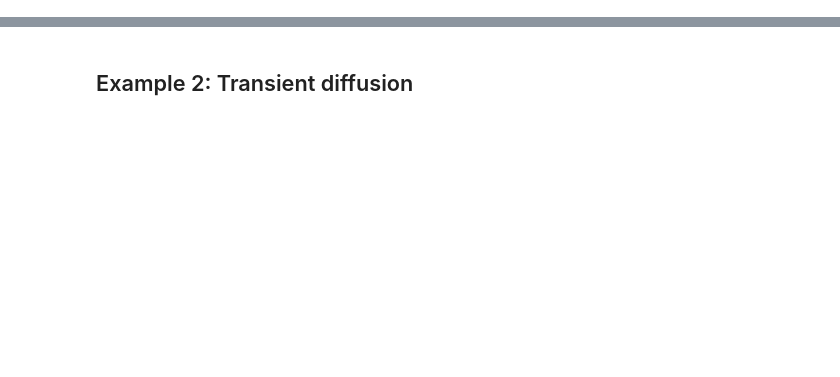
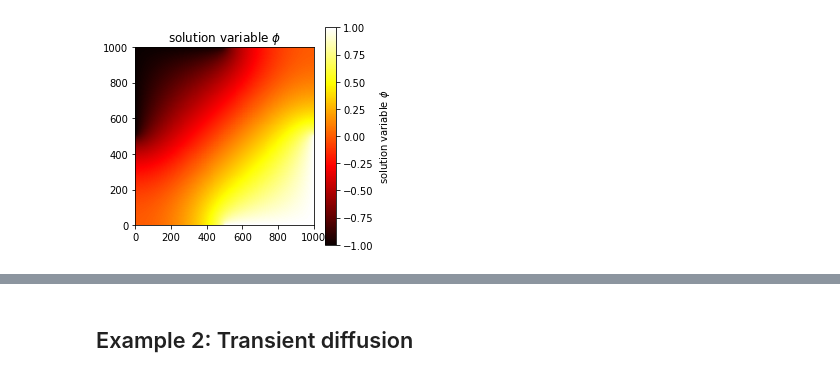
Before and after one commit to shwina/pyamgx, a Jupyter notebook: examples/FiPy/diffusion.ipynb, the cells around one changed output, grey strips where cells are left out. Drawn from its saved outputs; the diff is of its cells as text; code cells hidden in the pictures; blank space fills up the shorter version.

```diff
--- a/examples/FiPy/diffusion.ipynb
+++ b/examples/FiPy/diffusion.ipynb
@@ -22,0 +35,27 @@ Using `pyamgx`, It's relatively simple to write a `PyAMGXSolver` class that will
+# %%
+from fipy import *
+
+def setup_phi(N):
+    nx = N
+    ny = nx
+    dx = 1.
+    dy = dx
+    L = dx * nx
+    mesh = Grid2D(dx=dx, dy=dy, nx=nx, ny=ny)
+
+    phi = CellVariable(name = "solution variable $\phi$",
+                       mesh = mesh,
+                       value = 0.0) # `value` specifies the initial values
+
+    valueTopLeft = 0
+    valueBottomRight = 1
+
+    X, Y = mesh.faceCenters
+    facesTopLeft = ((mesh.facesLeft & (Y > L / 2))
+                     | (mesh.facesTop & (X < L / 2)))
+    facesBottomRight = ((mesh.facesRight & (Y < L / 2))
+                         | (mesh.facesBottom & (X > L / 2)))
+
+    phi.constrain(valueTopLeft, facesTopLeft)
+    phi.constrain(valueBottomRight, facesBottomRight)
+    return phi
@@ -22,0 +64,2 @@ Using `pyamgx`, It's relatively simple to write a `PyAMGXSolver` class that will
+# %%
+phi = setup_phi(1000)
@@ -22,0 +102,4 @@ Using `pyamgx`, It's relatively simple to write a `PyAMGXSolver` class that will
+# %%
+viewer = Viewer(vars=phi, datamin=0., datamax=1., cmap='hot')
+# %% [output]
+[figure, added]
```
Also changed, not shown: parts of 80 cells of this notebook.
